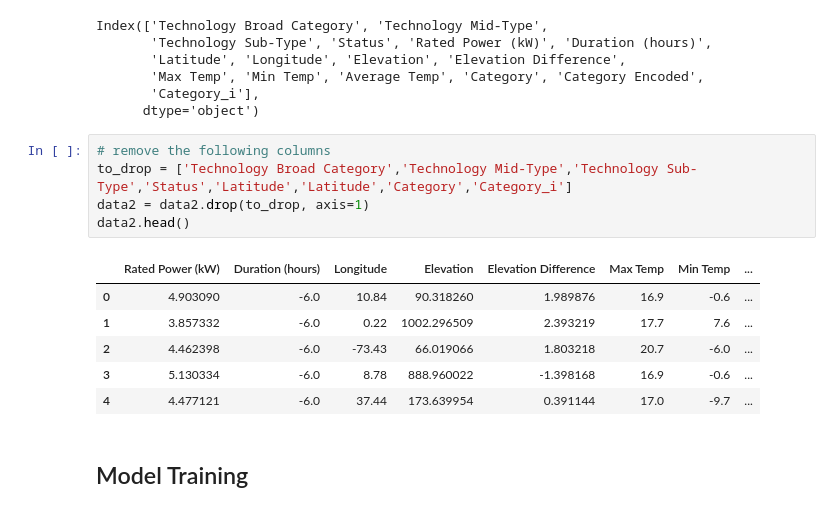
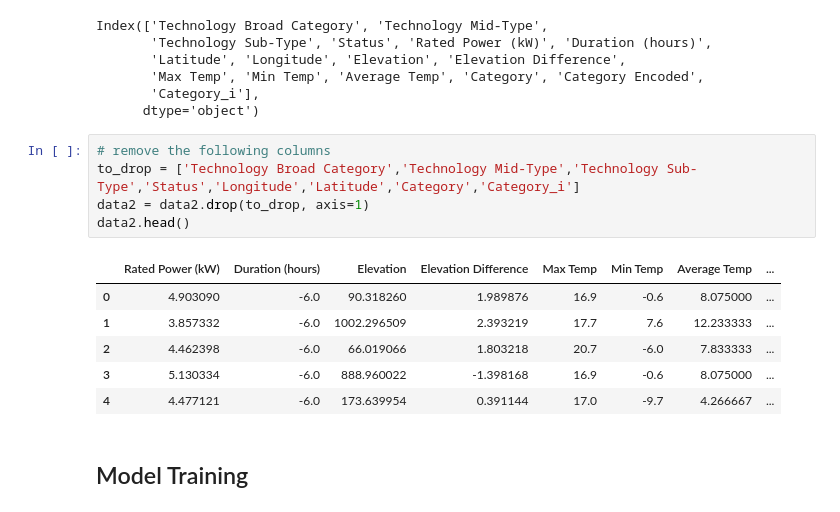
Before and after one commit to zhoutianxun/Energy-Storage-System-Predictor, a Jupyter notebook: Model Training.ipynb, the cells around one changed output. Saved outputs shown, nothing was run; the diff lists cells and outputs as text.

```diff
--- a/Model Training.ipynb
+++ b/Model Training.ipynb
@@ -304,16 +304,16 @@ Index(['Technology Broad Category', 'Technology Mid-Type',
       dtype='object')
 # %%
 # remove the following columns
-to_drop = ['Technology Broad Category','Technology Mid-Type','Technology Sub-Type','Status','Latitude','Latitude','Category','Category_i']
+to_drop = ['Technology Broad Category','Technology Mid-Type','Technology Sub-Type','Status','Longitude','Latitude','Category','Category_i']
 data2 = data2.drop(to_drop, axis=1)
 data2.head()
 # %% [output]
-|  | Rated Power (kW) | Duration (hours) | Longitude | Elevation | Elevation Difference | Max Temp | Min Temp | ... |
-| 0 | 4.903090 | -6.0 | 10.84 | 90.318260 | 1.989876 | 16.9 | -0.6 | ... |
-| 1 | 3.857332 | -6.0 | 0.22 | 1002.296509 | 2.393219 | 17.7 | 7.6 | ... |
-| 2 | 4.462398 | -6.0 | -73.43 | 66.019066 | 1.803218 | 20.7 | -6.0 | ... |
-| 3 | 5.130334 | -6.0 | 8.78 | 888.960022 | -1.398168 | 16.9 | -0.6 | ... |
-| 4 | 4.477121 | -6.0 | 37.44 | 173.639954 | 0.391144 | 17.0 | -9.7 | ... |
+|  | Rated Power (kW) | Duration (hours) | Elevation | Elevation Difference | Max Temp | Min Temp | Average Temp | ... |
+| 0 | 4.903090 | -6.0 | 90.318260 | 1.989876 | 16.9 | -0.6 | 8.075000 | ... |
+| 1 | 3.857332 | -6.0 | 1002.296509 | 2.393219 | 17.7 | 7.6 | 12.233333 | ... |
+| 2 | 4.462398 | -6.0 | 66.019066 | 1.803218 | 20.7 | -6.0 | 7.833333 | ... |
+| 3 | 5.130334 | -6.0 | 888.960022 | -1.398168 | 16.9 | -0.6 | 8.075000 | ... |
+| 4 | 4.477121 | -6.0 | 173.639954 | 0.391144 | 17.0 | -9.7 | 4.266667 | ... |
 # %% [markdown]
 ## Model Training
 # %%
```
Also changed, not shown: parts of 6 cells of this notebook, 2 other files.
